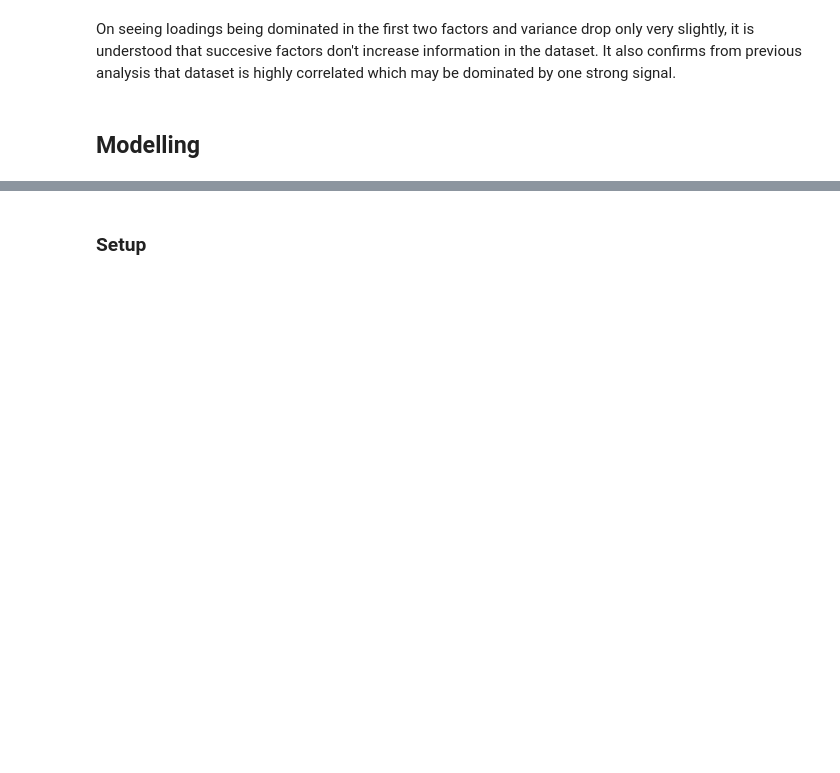
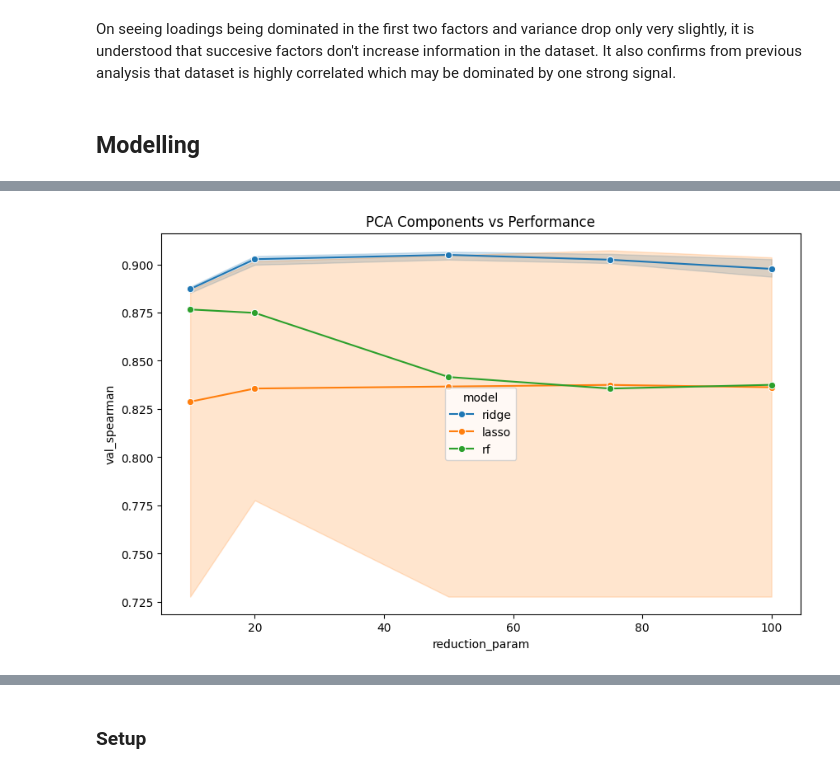
Before and after one commit to DanielSeanBrown/deprivation-experiments, a Jupyter notebook: 2019 to 2025 exo/new_snapshots_test.ipynb, the cells around one changed output, grey strips where cells are left out. Saved outputs shown, nothing was run; the diff lists cells and outputs as text; code cells hidden in the pictures; blank space fills up the shorter version.

```diff
--- a/2019 to 2025 exo/new_snapshots_test.ipynb
+++ b/2019 to 2025 exo/new_snapshots_test.ipynb
@@ -450,0 +636,9 @@ On seeing loadings being dominated in the first two factors and variance drop on
+# %%
+pca_df = results_df[results_df['reduction'] == 'pca']
+
+plt.figure(figsize=(10, 6))
+sns.lineplot(data=pca_df, x="reduction_param", y="val_spearman", hue="model", marker="o")
+plt.title("PCA Components vs Performance")
+plt.show()
+# %% [output]
+[figure, added]
```
Also changed, not shown: parts of 21 cells of this notebook, 1 other file.
